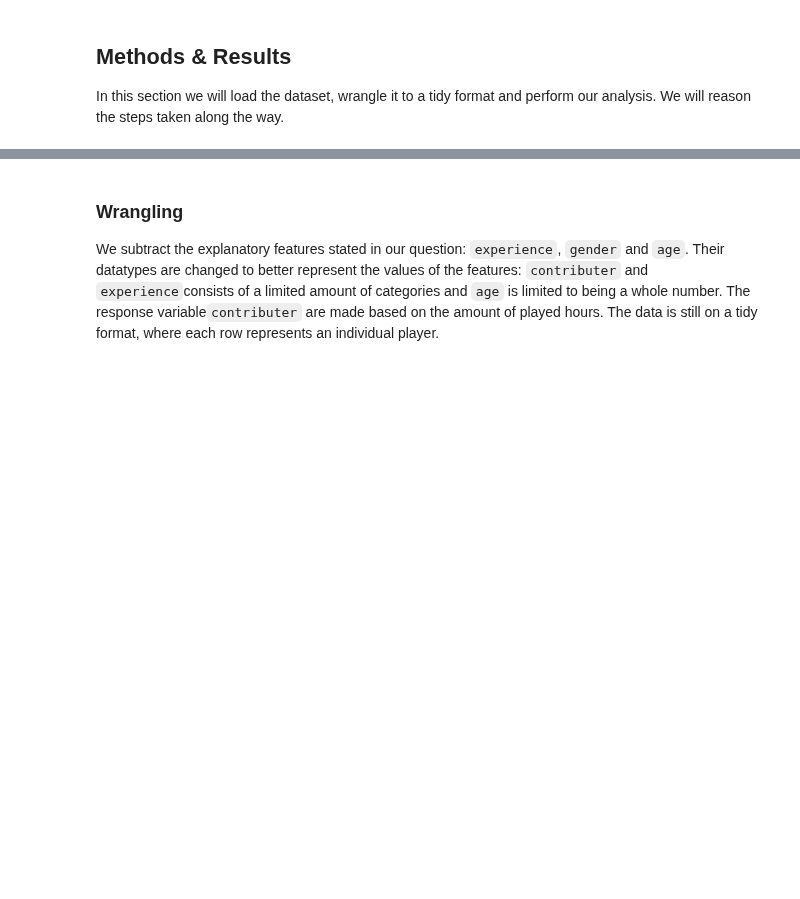
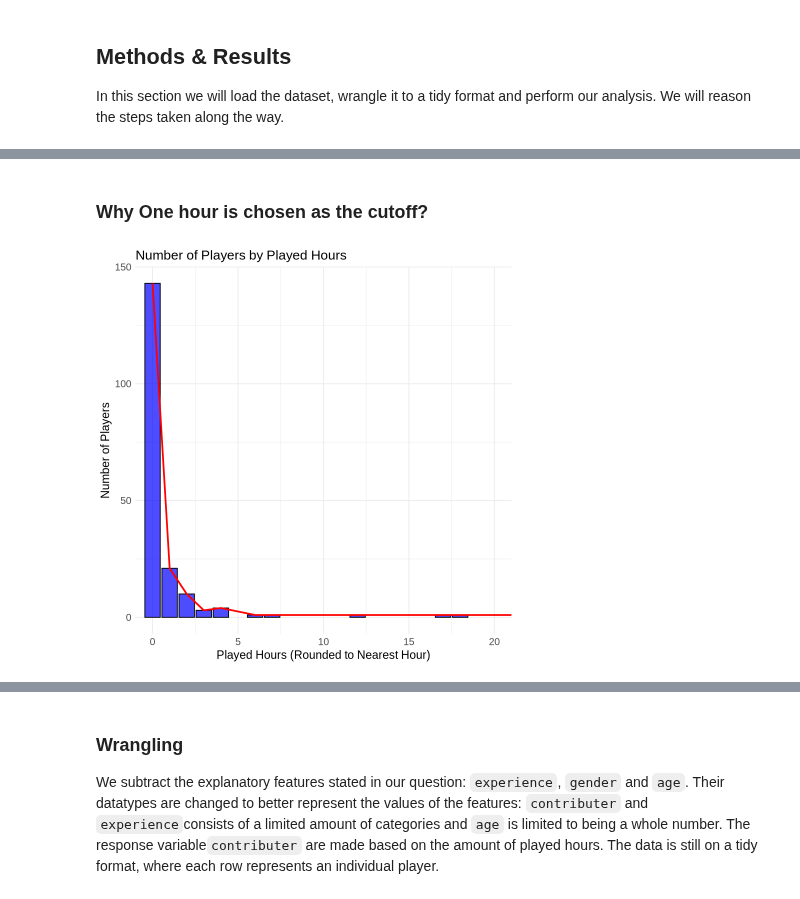
Before and after one commit to EmmaGjoen/data_science_group_project, a Jupyter notebook: project_final_report.ipynb, the cells around one changed output, grey strips where cells are left out. Saved outputs shown, nothing was run; the diff lists cells and outputs as text; code cells hidden in the pictures; blank space fills up the shorter version.

Commit message:
Added reason for choosing one hour as the cutoff

```diff
--- a/project_final_report.ipynb
+++ b/project_final_report.ipynb
@@ -63,3 +63,24 @@ A spec_tbl_df: 196 × 9
 | Amateur | FALSE | d572f391d452b76ea2d7e5e53a3d38bfd... | 0.0 | Dylan | Prefer not to say | 17 | NA | NA |
 | Amateur | FALSE | f19e136ddde68f365afc860c725ccff54... | 2.3 | Harlow | Male | 17 | NA | NA |
 | Pro | TRUE | d9473710057f7d42f36570f0be83817a4... | 0.2 | Ahmed | Other | 91 | NA | NA |
+# %% [markdown]
+### Why One hour is chosen as the cutoff?
+# %%
+hourly_data <- players_data |>
+  mutate(rounded_hours = round(played_hours)) |>
+  group_by(rounded_hours) |>
+  summarise(number_of_players = n())
+
+ggplot(hourly_data, aes(x = rounded_hours, y = number_of_players)) +
+  geom_bar(stat = "identity", fill = "blue", color = "black", alpha = 0.7) +
+  geom_line(aes(x = rounded_hours, y = number_of_players), color = "red", size = 1) +
+  labs(title = "Number of Players by Played Hours",
+       x = "Played Hours (Rounded to Nearest Hour)",
+       y = "Number of Players") +
+  coord_cartesian(xlim = c(0, 20)) +
+  theme_minimal() +
+  theme(plot.title = element_text(size = 16),
+        axis.text = element_text(size = 12),
+        axis.title = element_text(size = 14))
+# %% [output]
+[figure, added]
```
Also changed, not shown: parts of 1 cell of this notebook.
